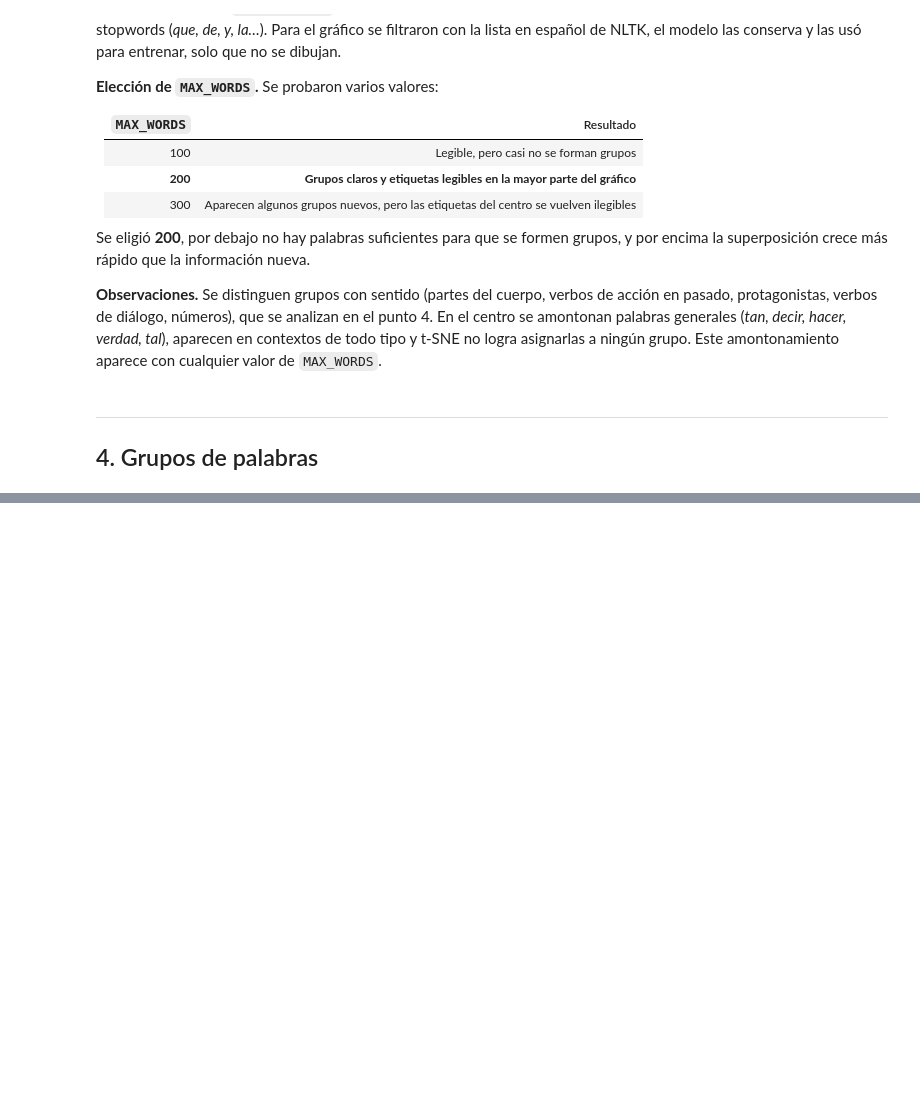
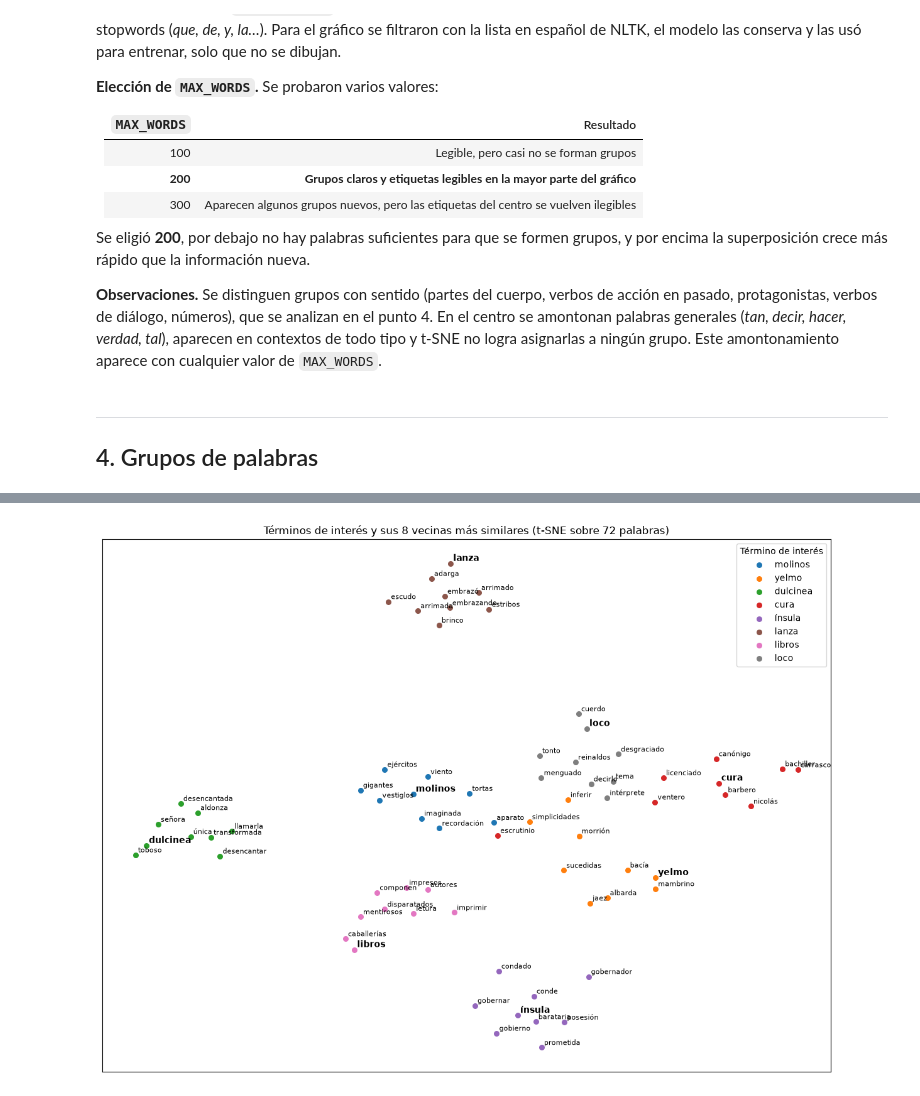
Before and after one commit to NicoLastra12/CEIA-Procesamiento_del_lenguaje_natural_I, a Jupyter notebook: notebooks/02_Desafio_embeddings_gensim.ipynb, the cells around one changed output, grey strips where cells are left out. Saved outputs shown, nothing was run; the diff lists cells and outputs as text; code cells hidden in the pictures; blank space fills up the shorter version.

```diff
--- a/notebooks/02_Desafio_embeddings_gensim.ipynb
+++ b/notebooks/02_Desafio_embeddings_gensim.ipynb
@@ -497,0 +533,33 @@ _Completar._
+# %%
+# Gráfico focalizado: los términos del punto 2 con sus TOPN vecinas, con un t-SNE calculado solo sobre ellas.
+# En el t-SNE global, las vecinas de cada término quedan dispersas porque t-SNE tiene que acomodar
+# 5.318 palabras a la vez; con pocas palabras, los grupos del punto 2 se ven separados.
+
+palabras_foco, grupo_foco = [], []
+for t in terminos:
+    for p in [t] + [vecina for vecina, _ in modelo_sg.wv.most_similar(t, topn=TOPN)]:
+        if p not in palabras_foco:              # Si una palabra es vecina de dos términos, queda en el primero
+            palabras_foco.append(p)
+            grupo_foco.append(t)                # Término al que pertenece (para el color)
+
+# perplexity baja porque son pocos puntos (tiene que ser menor que la cantidad de palabras)
+tsne_foco = TSNE(n_components=2, perplexity=10, random_state=SEED)
+foco_2d = tsne_foco.fit_transform(modelo_sg.wv[palabras_foco])
+
+fig, ax = plt.subplots(figsize=(12, 9))
+for k, t in enumerate(terminos):
+    idx = [i for i, g in enumerate(grupo_foco) if g == t]
+    ax.scatter(foco_2d[idx, 0], foco_2d[idx, 1], color=f"C{k}", s=30, label=t)   # Un color por término
+    for i in idx:
+        es_termino = palabras_foco[i] == t                                       # El término en negrita
+        ax.annotate(palabras_foco[i], (foco_2d[i, 0], foco_2d[i, 1]), xytext=(3, 3), textcoords="offset points",
+                    fontsize=10 if es_termino else 8, fontweight="bold" if es_termino else "normal")
+
+ax.legend(title="Término de interés")
+ax.set_xticks([]); ax.set_yticks([])
+ax.set_title(f"Términos de interés y sus {TOPN} vecinas más similares (t-SNE sobre {len(palabras_foco)} palabras)")
+plt.tight_layout()
+plt.savefig("../docs/img/desafio2_terminos_tsne.png", dpi=120)
+plt.show()
+# %% [output]
+[figure, added]
```
Also changed, not shown: parts of 7 cells of this notebook, 7 other files.
